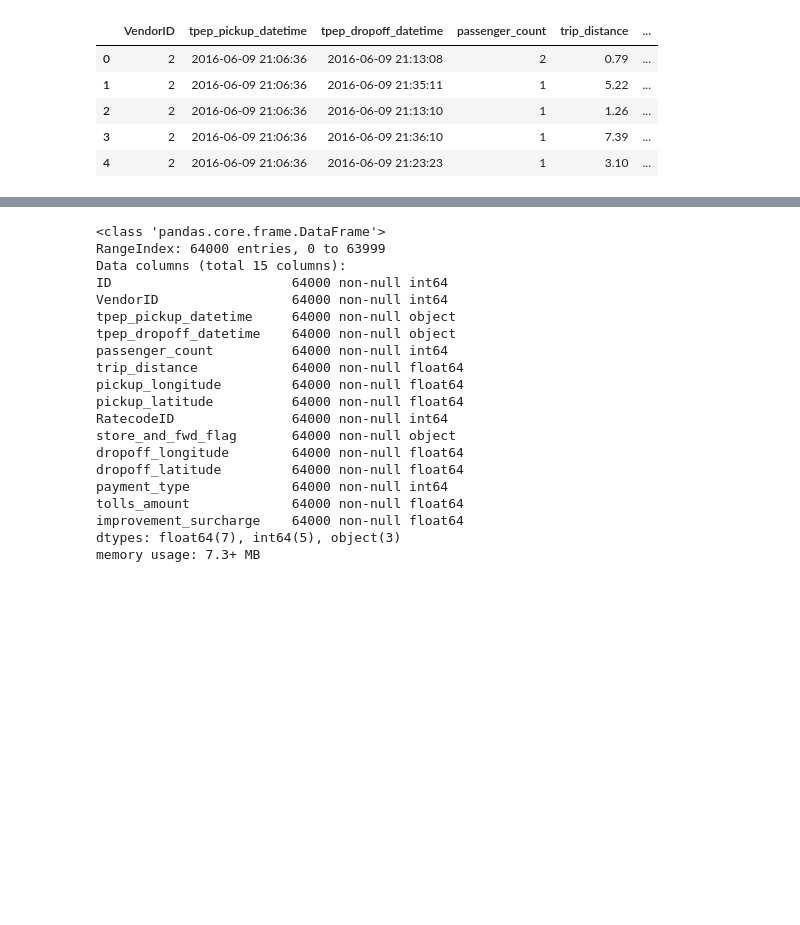
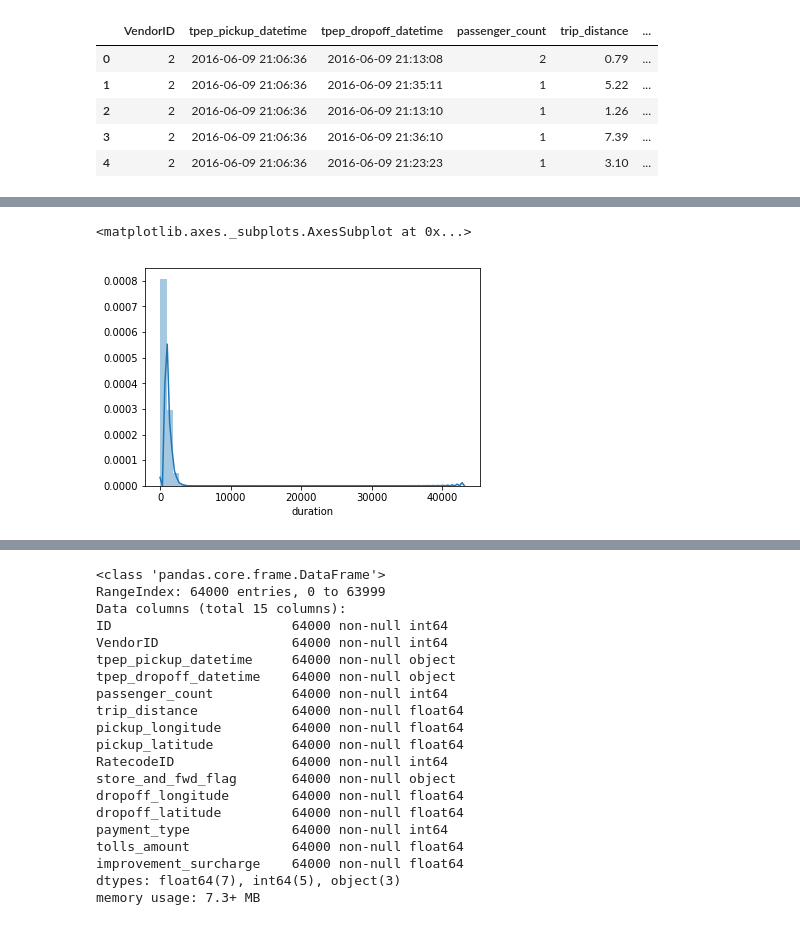
Before and after one commit to Sitorias/TaxiPrediction, a Jupyter notebook: Task2.ipynb, the cells around one changed output, grey strips where cells are left out. Cells and saved outputs as stored; diff of their text form; code cells hidden in the pictures; blank space fills up the shorter version.

Commit message:
Add duration and remove duration outliers

```diff
--- a/Task2.ipynb
+++ b/Task2.ipynb
@@ -167,3 +167,6 @@ df.head()
 | 2 | 2 | 2016-06-09 21:06:36 | 2016-06-09 21:13:10 | 1 | 1.26 | ... |
 | 3 | 2 | 2016-06-09 21:06:36 | 2016-06-09 21:36:10 | 1 | 7.39 | ... |
 | 4 | 2 | 2016-06-09 21:06:36 | 2016-06-09 21:23:23 | 1 | 3.10 | ... |
+# %%
+# Get duration
+df['duration'] = pd.to_datetime(df["tpep_dropoff_datetime"])-pd.to_datetime(df["tpep_pickup_datetime"])
@@ -169,0 +185,6 @@ df.head()
+# %%
+#drop all negative and too short rides  (<= 1 min)
+df = df.drop(df[df.duration <= pd.Timedelta("1 min")].index)
+
+# drop all rides longer than 12 hours (unreasonable long)
+df = df.drop(df[df.duration >= pd.Timedelta("12 hours")].index)
@@ -169,0 +203,5 @@ df.head()
+# %%
+sns.distplot(df.duration.astype('timedelta64[s]'))
+# %% [output]
+<matplotlib.axes._subplots.AxesSubplot at 0x...>
+[figure, added]
```
Also changed, not shown: parts of 4 cells of this notebook.
